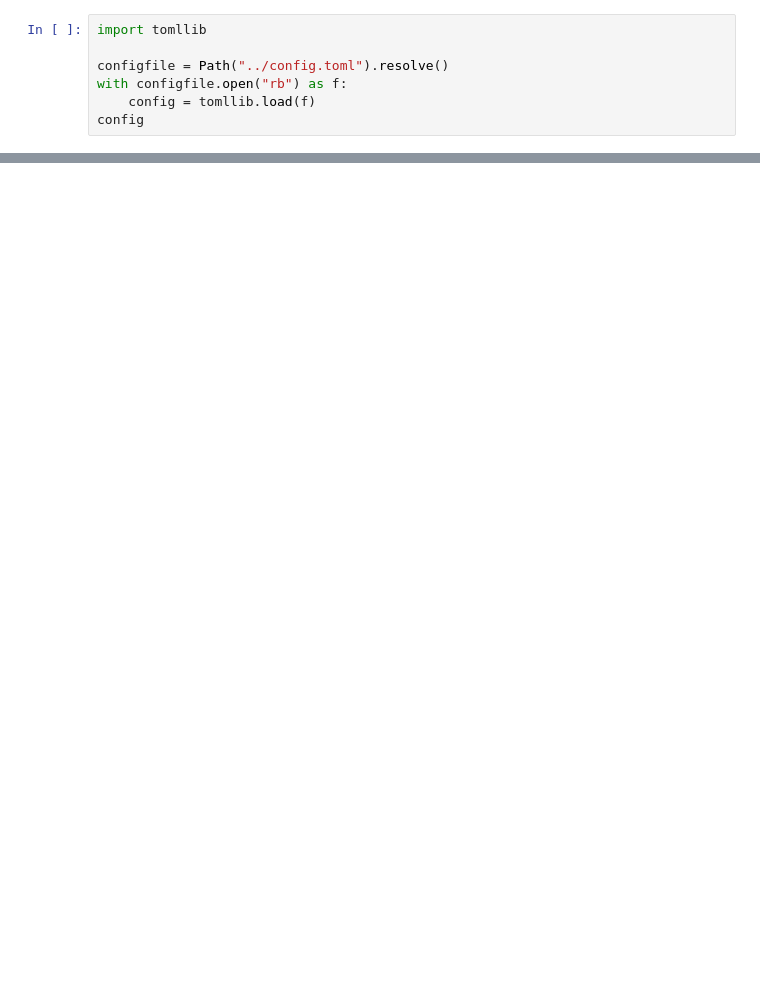
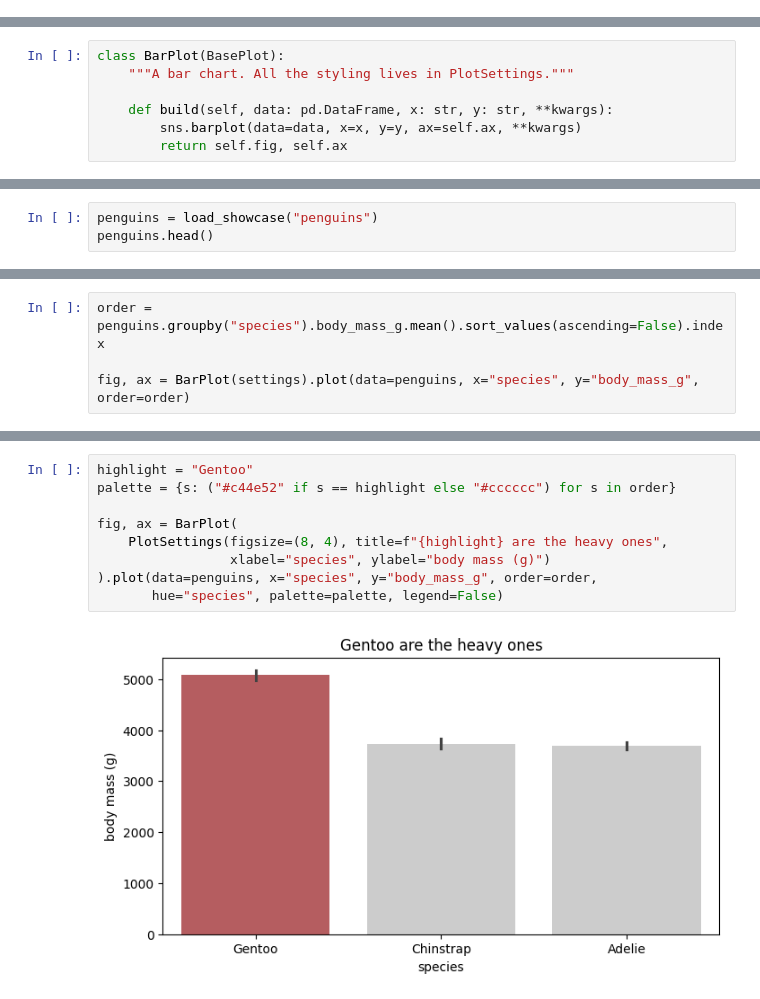
Before and after one commit to raoulg/MADS-DAV, a Jupyter notebook: notebooks/02-comparing_categories.ipynb, the cells around one changed output, grey strips where cells are left out. Saved outputs shown, nothing was run; the diff lists cells and outputs as text; blank space fills up the shorter version.

```diff
--- a/notebooks/02-comparing_categories.ipynb
+++ b/notebooks/02-comparing_categories.ipynb
@@ -12,7 +0,0 @@ Let's load the parquetfile we saved in notebook 1. You will need to change the f
-# %%
-import tomllib
-
-configfile = Path("../config.toml").resolve()
-with configfile.open("rb") as f:
-    config = tomllib.load(f)
-config
@@ -232,0 +27,7 @@ df.to_parquet(datafile, index=False)
+# %%
+class BarPlot(BasePlot):
+    """A bar chart. All the styling lives in PlotSettings."""
+
+    def build(self, data: pd.DataFrame, x: str, y: str, **kwargs):
+        sns.barplot(data=data, x=x, y=y, ax=self.ax, **kwargs)
+        return self.fig, self.ax
@@ -232,0 +39,3 @@ df.to_parquet(datafile, index=False)
+# %%
+penguins = load_showcase("penguins")
+penguins.head()
@@ -232,0 +68,4 @@ df.to_parquet(datafile, index=False)
+# %%
+order = penguins.groupby("species").body_mass_g.mean().sort_values(ascending=False).index
+
+fig, ax = BarPlot(settings).plot(data=penguins, x="species", y="body_mass_g", order=order)
@@ -232,0 +80,11 @@ df.to_parquet(datafile, index=False)
+# %%
+highlight = "Gentoo"
+palette = {s: ("#c44e52" if s == highlight else "#cccccc") for s in order}
+
+fig, ax = BarPlot(
+    PlotSettings(figsize=(8, 4), title=f"{highlight} are the heavy ones",
+                 xlabel="species", ylabel="body mass (g)")
+).plot(data=penguins, x="species", y="body_mass_g", order=order,
+       hue="species", palette=palette, legend=False)
+# %% [output]
+[figure, added]
```
Also changed, not shown: parts of 77 cells of this notebook.
